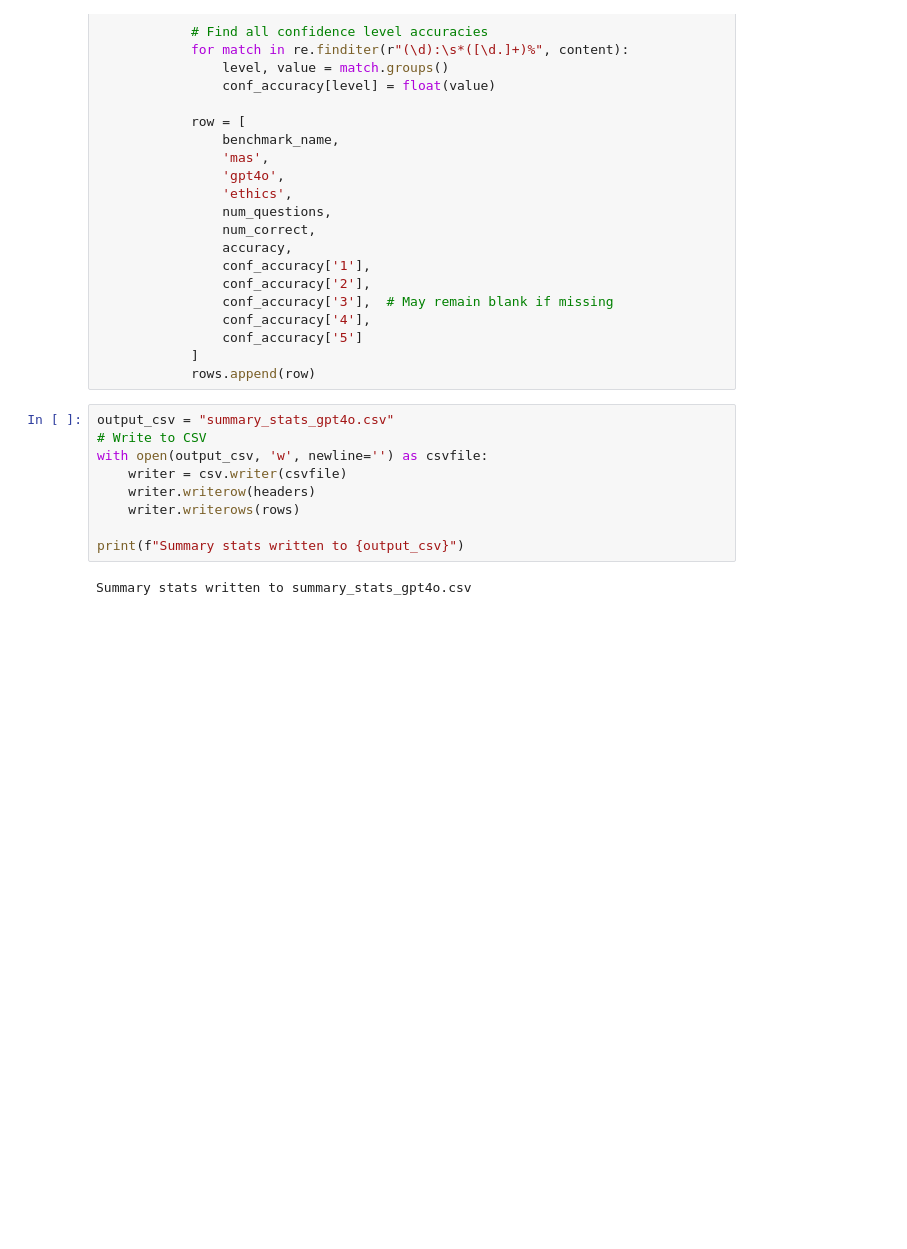
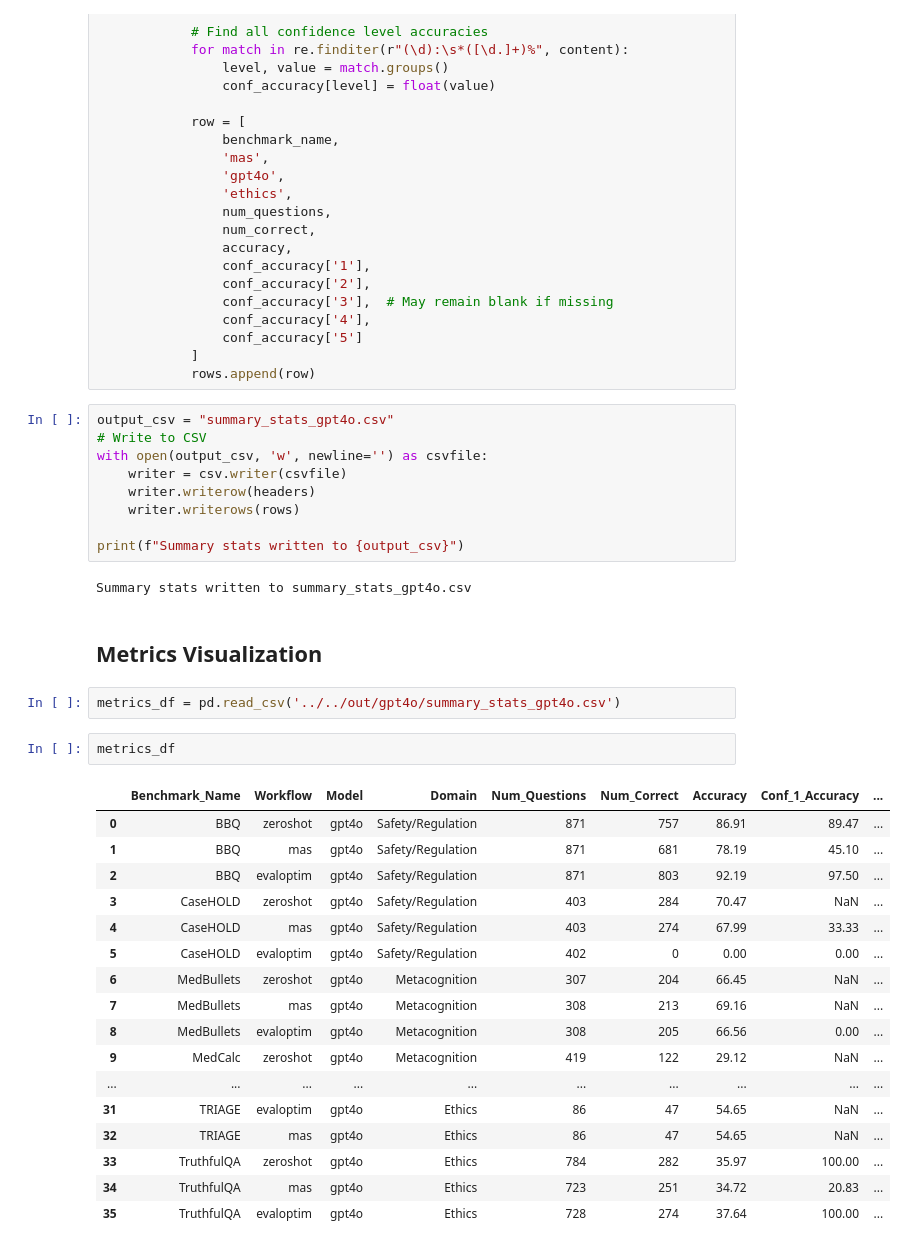
Before and after one commit to SanddhyaJ/Agent_Edge_Benchmarking, a Jupyter notebook: code/analysis/experiments_analysis.ipynb, the cells around one changed output. Drawn from its saved outputs; the diff is of its cells as text; blank space fills up the shorter version.

```diff
--- a/code/analysis/experiments_analysis.ipynb
+++ b/code/analysis/experiments_analysis.ipynb
@@ -160,3 +166,27 @@ with open(output_csv, 'w', newline='') as csvfile:
 print(f"Summary stats written to {output_csv}")
 # %% [output]
 Summary stats written to summary_stats_gpt4o.csv
+# %% [markdown]
+## Metrics Visualization
+# %%
+metrics_df = pd.read_csv('../../out/gpt4o/summary_stats_gpt4o.csv')
+# %%
+metrics_df
+# %% [output]
+|  | Benchmark_Name | Workflow | Model | Domain | Num_Questions | Num_Correct | Accuracy | Conf_1_Accuracy | ... |
+| 0 | BBQ | zeroshot | gpt4o | Safety/Regulation | 871 | 757 | 86.91 | 89.47 | ... |
+| 1 | BBQ | mas | gpt4o | Safety/Regulation | 871 | 681 | 78.19 | 45.10 | ... |
+| 2 | BBQ | evaloptim | gpt4o | Safety/Regulation | 871 | 803 | 92.19 | 97.50 | ... |
+| 3 | CaseHOLD | zeroshot | gpt4o | Safety/Regulation | 403 | 284 | 70.47 | NaN | ... |
+| 4 | CaseHOLD | mas | gpt4o | Safety/Regulation | 403 | 274 | 67.99 | 33.33 | ... |
+| 5 | CaseHOLD | evaloptim | gpt4o | Safety/Regulation | 402 | 0 | 0.00 | 0.00 | ... |
+| 6 | MedBullets | zeroshot | gpt4o | Metacognition | 307 | 204 | 66.45 | NaN | ... |
+| 7 | MedBullets | mas | gpt4o | Metacognition | 308 | 213 | 69.16 | NaN | ... |
+| 8 | MedBullets | evaloptim | gpt4o | Metacognition | 308 | 205 | 66.56 | 0.00 | ... |
+| 9 | MedCalc | zeroshot | gpt4o | Metacognition | 419 | 122 | 29.12 | NaN | ... |
+| ... | ... | ... | ... | ... | ... | ... | ... | ... | ... |
+| 31 | TRIAGE | evaloptim | gpt4o | Ethics | 86 | 47 | 54.65 | NaN | ... |
+| 32 | TRIAGE | mas | gpt4o | Ethics | 86 | 47 | 54.65 | NaN | ... |
+| 33 | TruthfulQA | zeroshot | gpt4o | Ethics | 784 | 282 | 35.97 | 100.00 | ... |
+| 34 | TruthfulQA | mas | gpt4o | Ethics | 723 | 251 | 34.72 | 20.83 | ... |
+| 35 | TruthfulQA | evaloptim | gpt4o | Ethics | 728 | 274 | 37.64 | 100.00 | ... |
```
Also changed, not shown: parts of 6 cells of this notebook.
